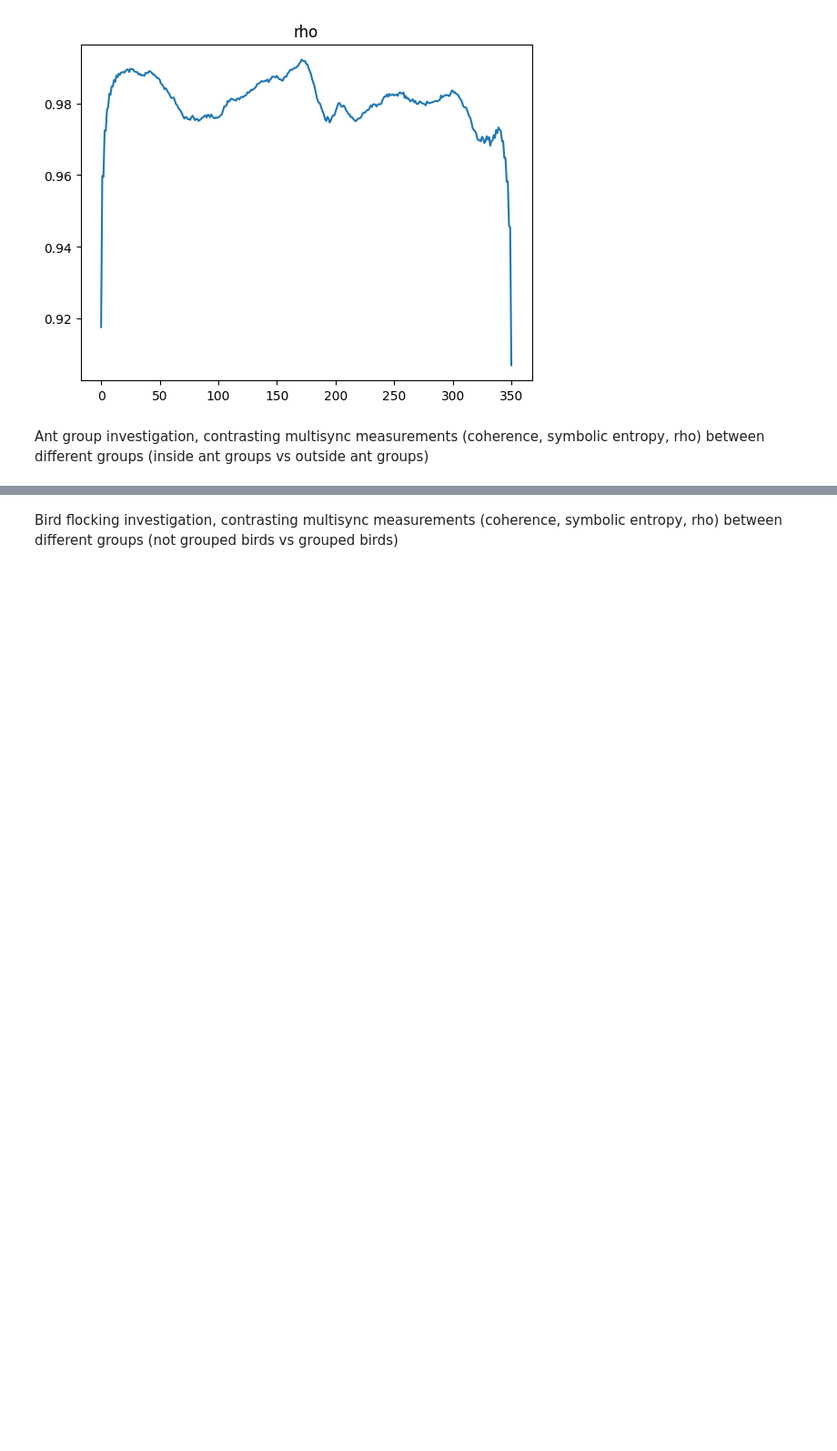
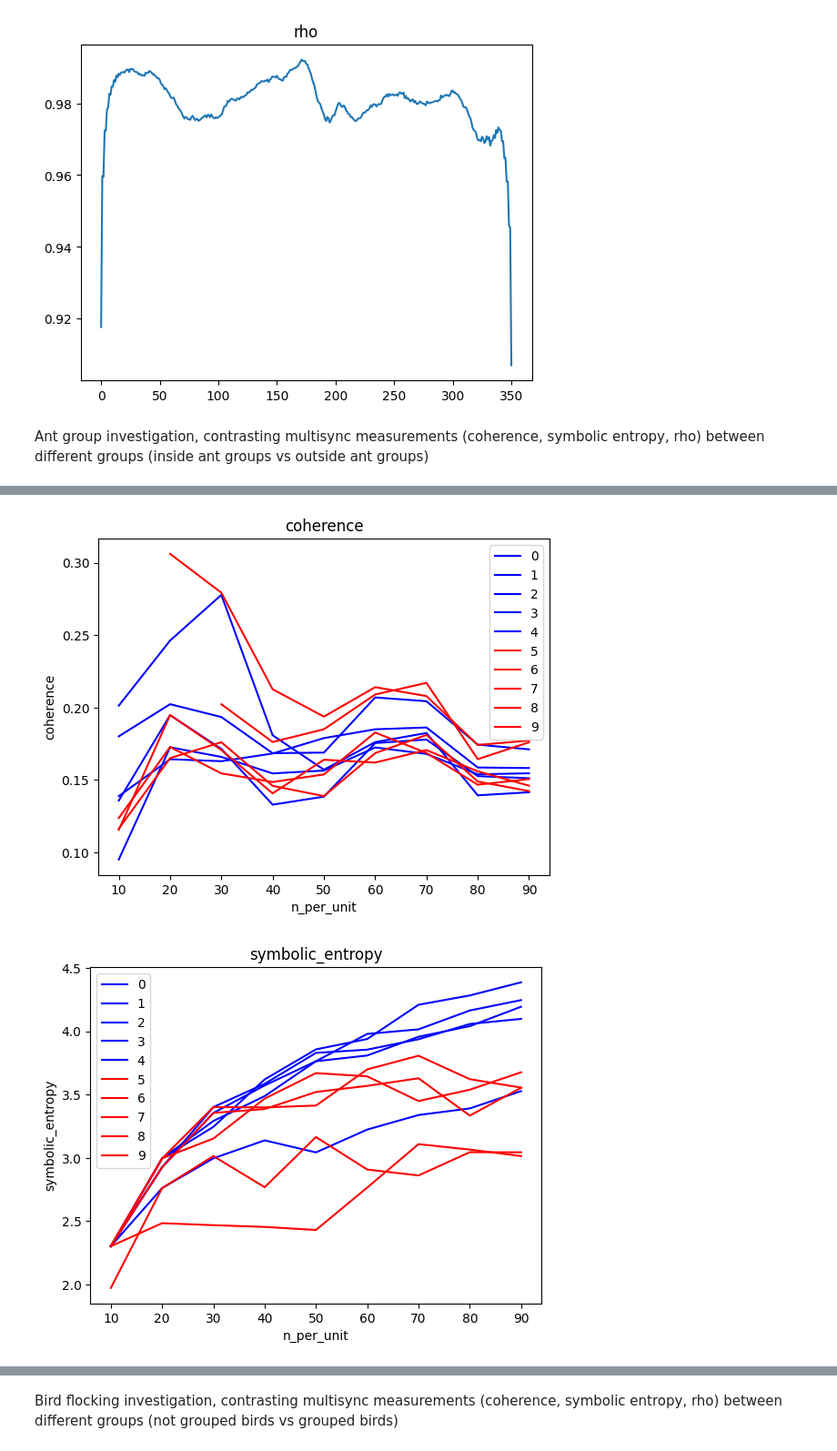
Before and after one commit to Lumalizer/AntColony_Complex_Systems_2024, a Jupyter notebook: main.ipynb, the cells around one changed output, grey strips where cells are left out. Shown: that part at 91% size. Cells and saved outputs as stored; diff of their text form; code cells hidden in the pictures; blank space fills up the shorter version.

Commit message:
extra info + balance ant amount for outdoor

```diff
--- a/main.ipynb
+++ b/main.ipynb
@@ -49,18 +62,10 @@ Rho: 0.9801752887280589
 Ant group investigation, contrasting multisync measurements (coherence, symbolic entropy, rho) between different groups (inside ant groups vs outside ant groups)
 # %%
 # get all metrics for all ant colonies on a certain target variable (ant x or y position) and compare indoor and outdoor ants
-metrics = [get_multisync_metrics(preprocess_antcolony_data(colony), target_var='x', n_observations_per_unit=100, id_column='ant_id') for colony in ant_colonies['file'].tolist()]
+preprocessed_colonies = [preprocess_antcolony_data(colony) for colony in ant_colonies['file'].tolist()]
+metrics = [get_multisync_metrics(colony, target_var='x', n_observations_per_unit=100, id_column='ant_id') for colony in preprocessed_colonies]
 coherence, symbolic_entropy, rho = zip(*metrics)
 
 ant_colonies['coherence'] = coherence
 ant_colonies['symbolic_entropy'] = symbolic_entropy
 ant_colonies['rho'] = rho
-
-display(ant_colonies.head(10))
-
-indoor = ant_colonies[ant_colonies['recording_location'] == 'indoor']
-outdoor = ant_colonies[ant_colonies['recording_location'] == 'outdoor']
-
-# by adding the coherence measurements for each ant group, we can compare indoor and outdoor ants
-results = get_multisync_statistics(indoor, outdoor)
-display(results)
@@ -87,0 +85,10 @@ Removed 24 out of 101 units with less than 100 observations
+# %%
+c_metrics = []
+for i, colony in enumerate(preprocessed_colonies):
+    print(f"Colony {i}")
+    for n_per_unit in range(10, 100, 10):
+        metrics = get_multisync_metrics(colony, target_var='x', n_observations_per_unit=n_per_unit, id_column='ant_id')
+        c_metrics.append((i, n_per_unit, ant_colonies['recording_location'][i], *metrics))
+
+
+df = pd.DataFrame(c_metrics, columns=['colony_id', 'n_per_unit', 'recording_location', 'coherence', 'symbolic_entropy', 'rho'])
@@ -87,0 +106,16 @@ Removed 24 out of 101 units with less than 100 observations
+# %%
+def plot_metrics(df, metric_name):
+    for name, group in df.groupby('colony_id'):
+        plt.plot(group['n_per_unit'], group[metric_name], label=name, color='blue' if group['recording_location'].iloc[0] == 'indoor' else 'red')
+    plt.title(metric_name)
+    plt.xlabel('n_per_unit')
+    plt.ylabel(metric_name)
+    plt.legend()
+    plt.show()
+
+plot_metrics(df, 'coherence')
+plot_metrics(df, 'symbolic_entropy')
+plot_metrics(df, 'rho')
+# %% [output]
+[figure, added]
+[figure, added]
```
Also changed, not shown: parts of 5 cells of this notebook, 2 other files.
